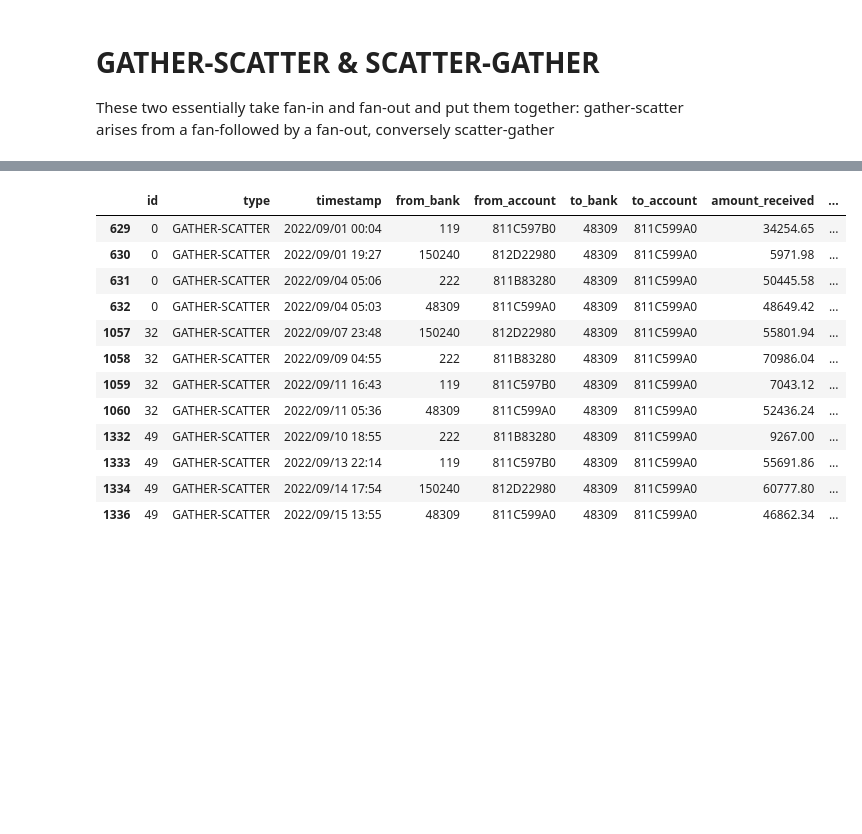
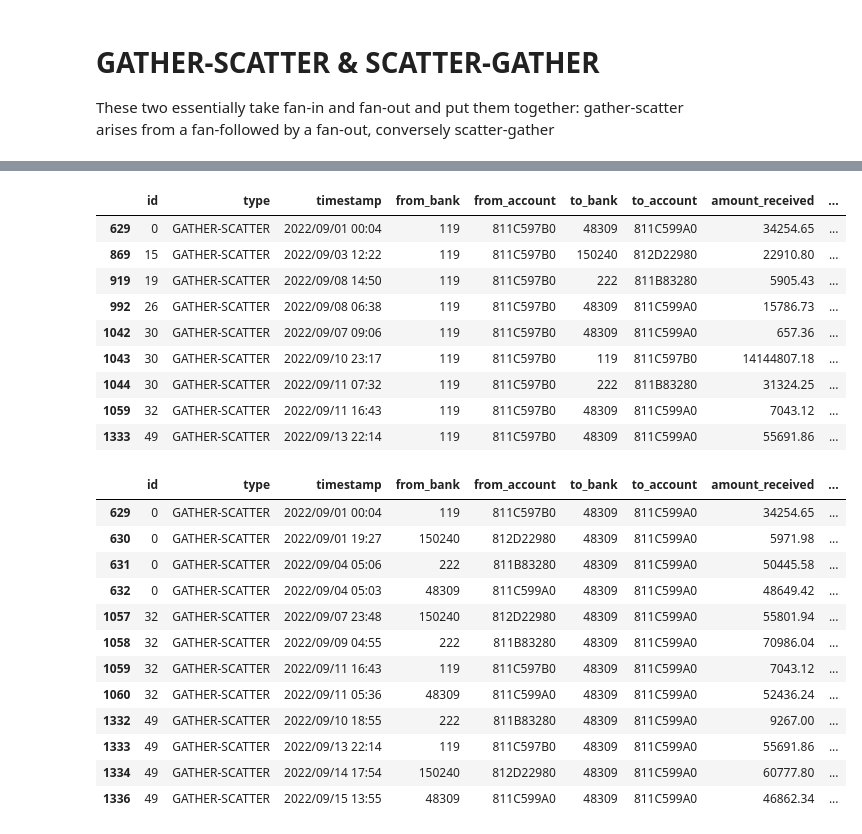
Before and after one commit to simonemalesardi/AMD_SM2L-Joint_Project, a Jupyter notebook: understand_pattern.ipynb, the cells around one changed output, grey strips where cells are left out. Saved outputs shown, nothing was run; the diff lists cells and outputs as text; code cells hidden in the pictures; blank space fills up the shorter version.

```diff
--- a/understand_pattern.ipynb
+++ b/understand_pattern.ipynb
@@ -326,3 +582,16 @@ scatter_gather = ds[ds.type=="SCATTER-GATHER"]
+# %%
+gather_scatter[(gather_scatter.from_account=="811C597B0")]
+# %% [output]
+|  | id | type | timestamp | from_bank | from_account | to_bank | to_account | amount_received | ... |
+| 629 | 0 | GATHER-SCATTER | 2022/09/01 00:04 | 119 | 811C597B0 | 48309 | 811C599A0 | 34254.65 | ... |
+| 869 | 15 | GATHER-SCATTER | 2022/09/03 12:22 | 119 | 811C597B0 | 150240 | 812D22980 | 22910.80 | ... |
+| 919 | 19 | GATHER-SCATTER | 2022/09/08 14:50 | 119 | 811C597B0 | 222 | 811B83280 | 5905.43 | ... |
+| 992 | 26 | GATHER-SCATTER | 2022/09/08 06:38 | 119 | 811C597B0 | 48309 | 811C599A0 | 15786.73 | ... |
+| 1042 | 30 | GATHER-SCATTER | 2022/09/07 09:06 | 119 | 811C597B0 | 48309 | 811C599A0 | 657.36 | ... |
+| 1043 | 30 | GATHER-SCATTER | 2022/09/10 23:17 | 119 | 811C597B0 | 119 | 811C597B0 | 14144807.18 | ... |
+| 1044 | 30 | GATHER-SCATTER | 2022/09/11 07:32 | 119 | 811C597B0 | 222 | 811B83280 | 31324.25 | ... |
+| 1059 | 32 | GATHER-SCATTER | 2022/09/11 16:43 | 119 | 811C597B0 | 48309 | 811C599A0 | 7043.12 | ... |
+| 1333 | 49 | GATHER-SCATTER | 2022/09/13 22:14 | 119 | 811C597B0 | 48309 | 811C599A0 | 55691.86 | ... |
 # %%
 gather_scatter[(gather_scatter.to_account=="811C599A0") & (gather_scatter.category=="Max 3-degree Fan-In")]
 # %% [output]
```
Also changed, not shown: parts of 45 cells of this notebook.
